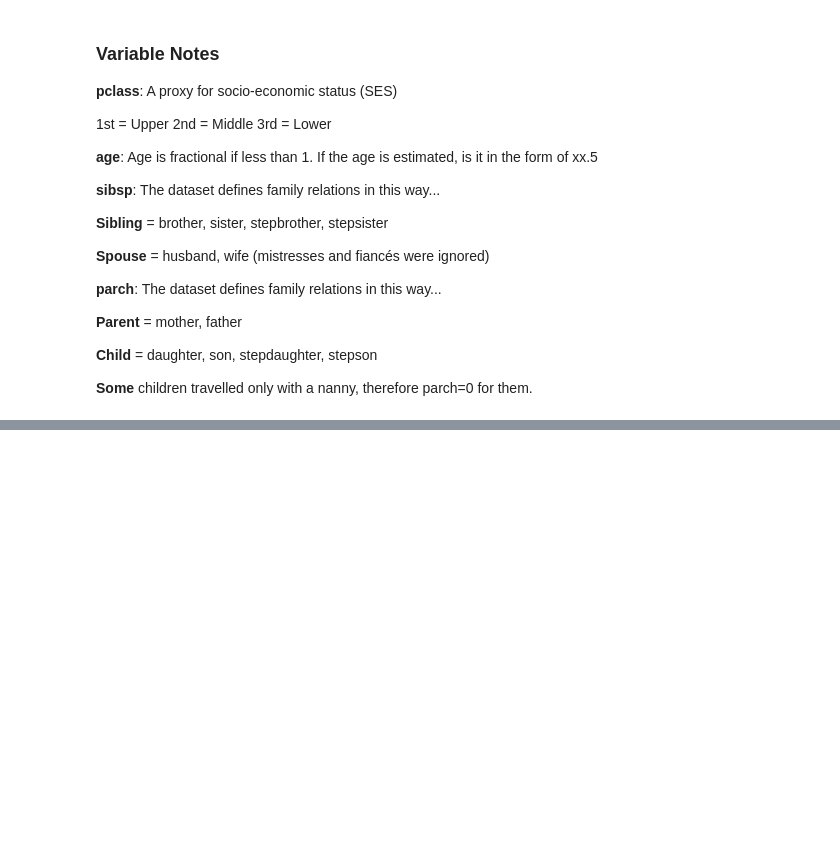
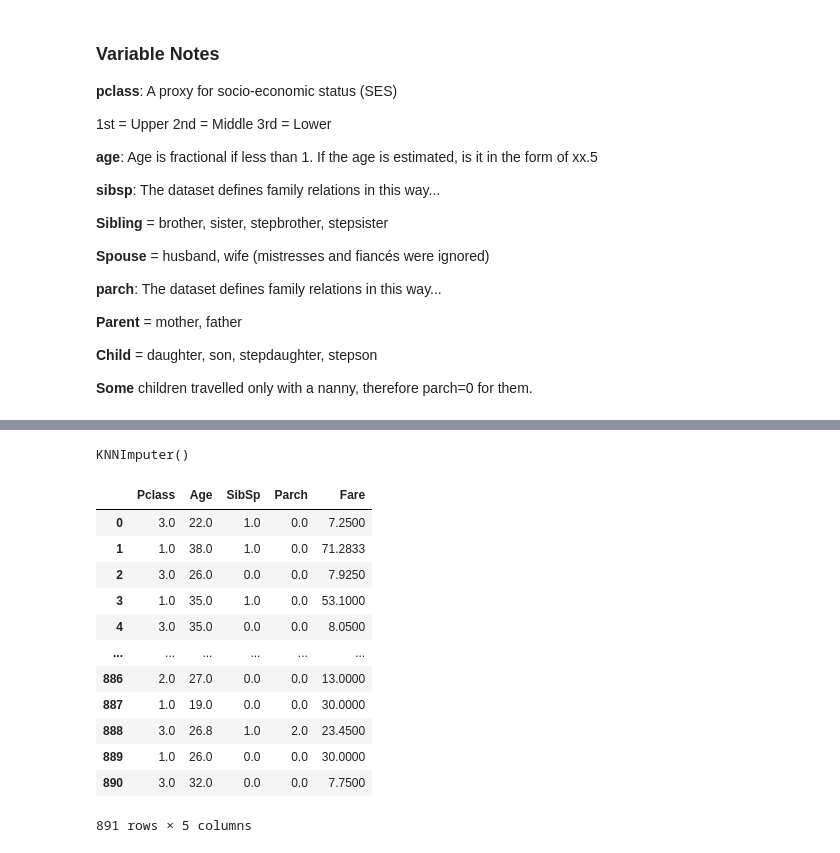
Before and after one commit to alex-chin/TitanicML, a Jupyter notebook: titanic_ml.ipynb, the cells around one changed output, grey strips where cells are left out. Saved outputs shown, nothing was run; the diff lists cells and outputs as text; code cells hidden in the pictures; blank space fills up the shorter version.

```diff
--- a/titanic_ml.ipynb
+++ b/titanic_ml.ipynb
@@ -78,0 +168,24 @@ memory usage: 83.7+ KB
+# %%
+imputer = KNNImputer(n_neighbors=5)
+# %%
+imputer.fit(df[['Pclass', 'Age', 'SibSp', 'Parch', 'Fare']])
+# %% [output]
+KNNImputer()
+# %%
+df1 = pd.DataFrame(imputer.transform(df[['Pclass', 'Age', 'SibSp', 'Parch', 'Fare']]), columns=['Pclass', 'Age', 'SibSp', 'Parch', 'Fare'])
+# %%
+df1
+# %% [output]
+|  | Pclass | Age | SibSp | Parch | Fare |
+| 0 | 3.0 | 22.0 | 1.0 | 0.0 | 7.2500 |
+| 1 | 1.0 | 38.0 | 1.0 | 0.0 | 71.2833 |
+| 2 | 3.0 | 26.0 | 0.0 | 0.0 | 7.9250 |
+| 3 | 1.0 | 35.0 | 1.0 | 0.0 | 53.1000 |
+| 4 | 3.0 | 35.0 | 0.0 | 0.0 | 8.0500 |
+| ... | ... | ... | ... | ... | ... |
+| 886 | 2.0 | 27.0 | 0.0 | 0.0 | 13.0000 |
+| 887 | 1.0 | 19.0 | 0.0 | 0.0 | 30.0000 |
+| 888 | 3.0 | 26.8 | 1.0 | 2.0 | 23.4500 |
+| 889 | 1.0 | 26.0 | 0.0 | 0.0 | 30.0000 |
+| 890 | 3.0 | 32.0 | 0.0 | 0.0 | 7.7500 |
+891 rows × 5 columns
```
Also changed, not shown: parts of 33 cells of this notebook, 1 other file.
